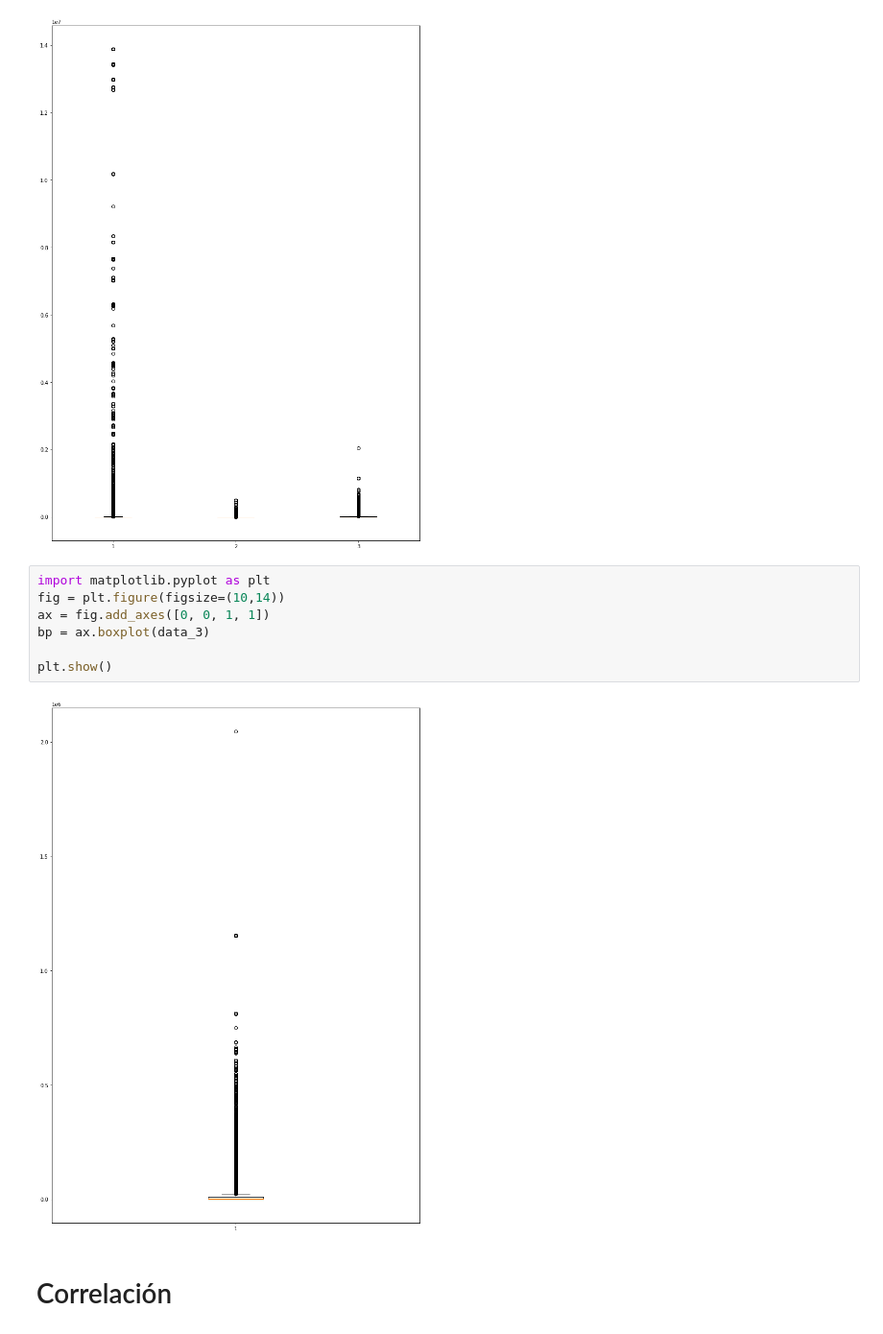
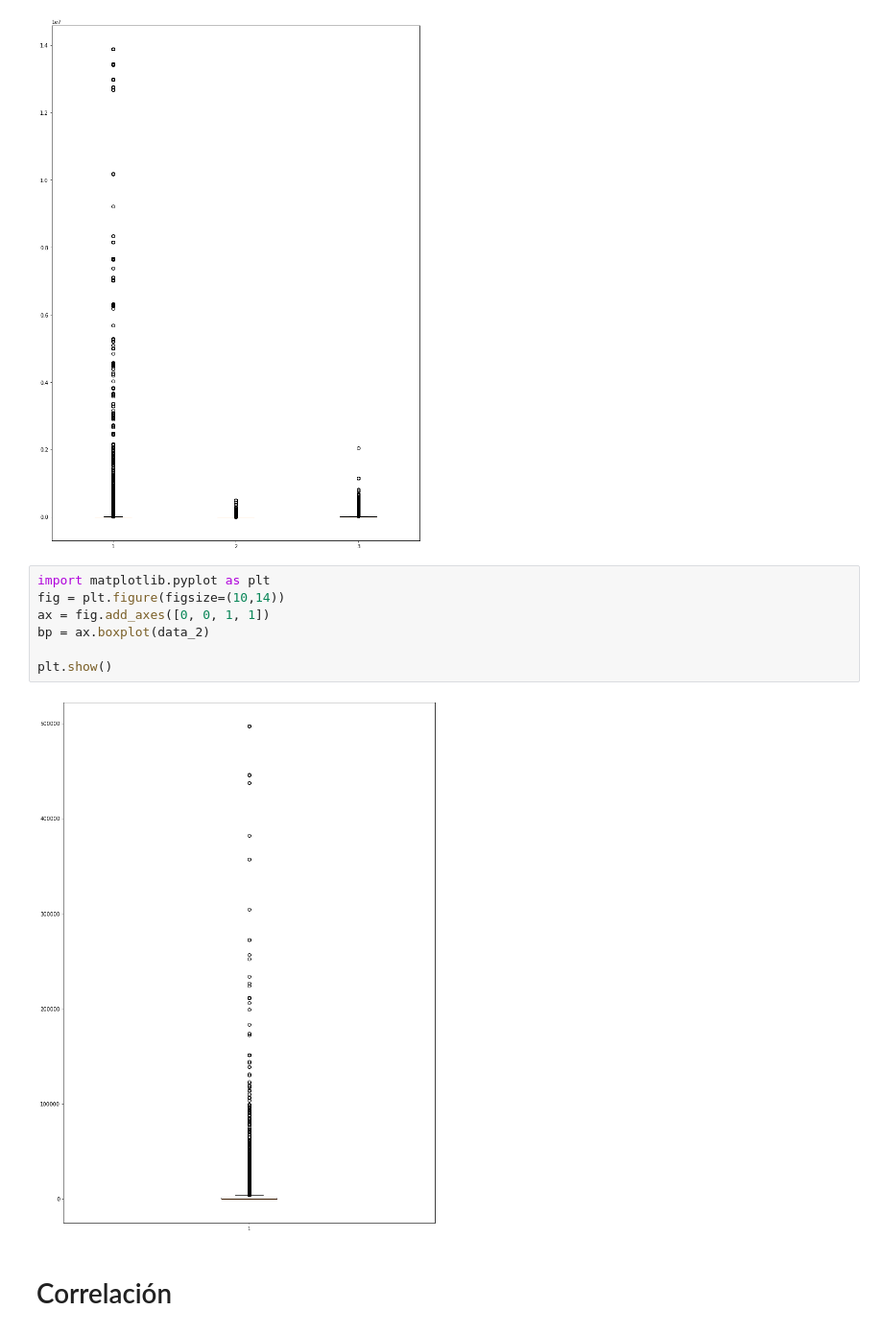
Before and after one commit to MauricioHernandezMatias/Mirepositorio, a Jupyter notebook: reto.ipynb, the cells around one changed output. Shown: that part at 96% size. Cells and saved outputs as stored; diff of their text form.

```diff
--- a/reto.ipynb
+++ b/reto.ipynb
@@ -66,12 +66,12 @@ plt.show()
 # %%
 import matplotlib.pyplot as plt
 fig = plt.figure(figsize=(10,14))
 ax = fig.add_axes([0, 0, 1, 1])
-bp = ax.boxplot(data_3)
+bp = ax.boxplot(data_2)
 
 plt.show()
 # %% [output]
-[figure, old version]
+[figure, new version]
 # %% [markdown]
 # Correlación
 # %%
```
Also changed, not shown: parts of 20 cells of this notebook.
